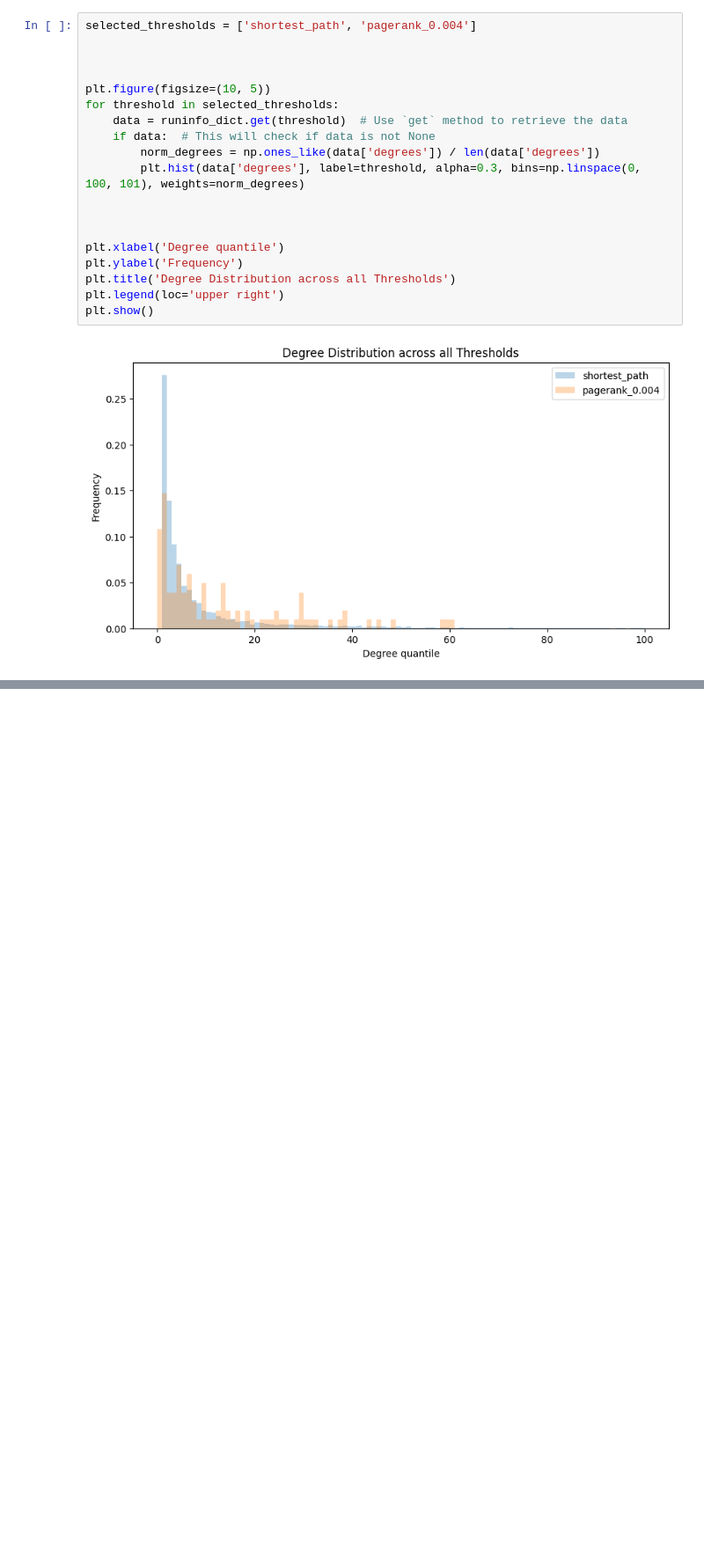
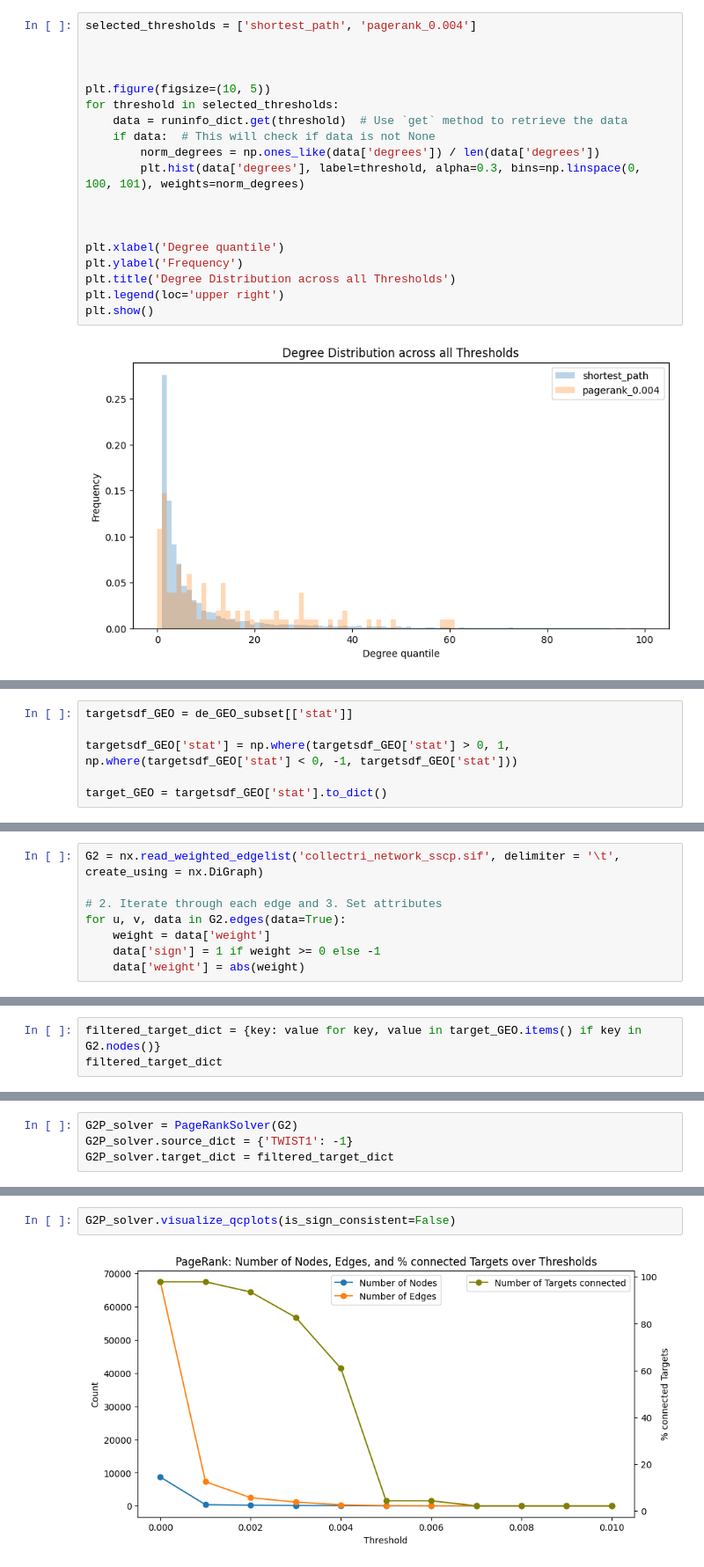
Before and after one commit to saezlab/uptown, a Jupyter notebook: data_applications.ipynb, the cells around one changed output, grey strips where cells are left out. Shown: that part at 88% size. Drawn from its saved outputs; the diff is of its cells as text; blank space fills up the shorter version.

```diff
--- a/data_applications.ipynb
+++ b/data_applications.ipynb
@@ -347,0 +446,6 @@ plt.show()
+# %%
+targetsdf_GEO = de_GEO_subset[['stat']]
+
+targetsdf_GEO['stat'] = np.where(targetsdf_GEO['stat'] > 0, 1, np.where(targetsdf_GEO['stat'] < 0, -1, targetsdf_GEO['stat']))
+
+target_GEO = targetsdf_GEO['stat'].to_dict()
@@ -347,0 +458,8 @@ plt.show()
+# %%
+G2 = nx.read_weighted_edgelist('collectri_network_sscp.sif', delimiter = '\t', create_using = nx.DiGraph)
+
+# 2. Iterate through each edge and 3. Set attributes
+for u, v, data in G2.edges(data=True):
+    weight = data['weight']
+    data['sign'] = 1 if weight >= 0 else -1
+    data['weight'] = abs(weight)
@@ -347,0 +470,3 @@ plt.show()
+# %%
+filtered_target_dict = {key: value for key, value in target_GEO.items() if key in G2.nodes()}
+filtered_target_dict
@@ -347,0 +495,4 @@ plt.show()
+# %%
+G2P_solver = PageRankSolver(G2)
+G2P_solver.source_dict = {'TWIST1': -1}
+G2P_solver.target_dict = filtered_target_dict
@@ -347,0 +516,4 @@ plt.show()
+# %%
+G2P_solver.visualize_qcplots(is_sign_consistent=False)
+# %% [output]
+[figure, added]
```
Also changed, not shown: parts of 21 cells of this notebook, 3 other files.
